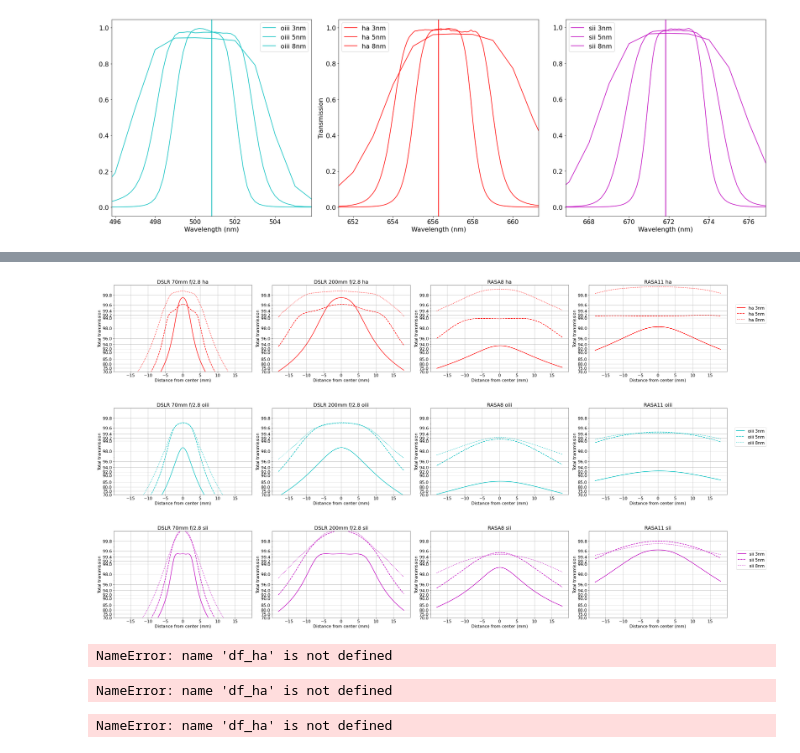
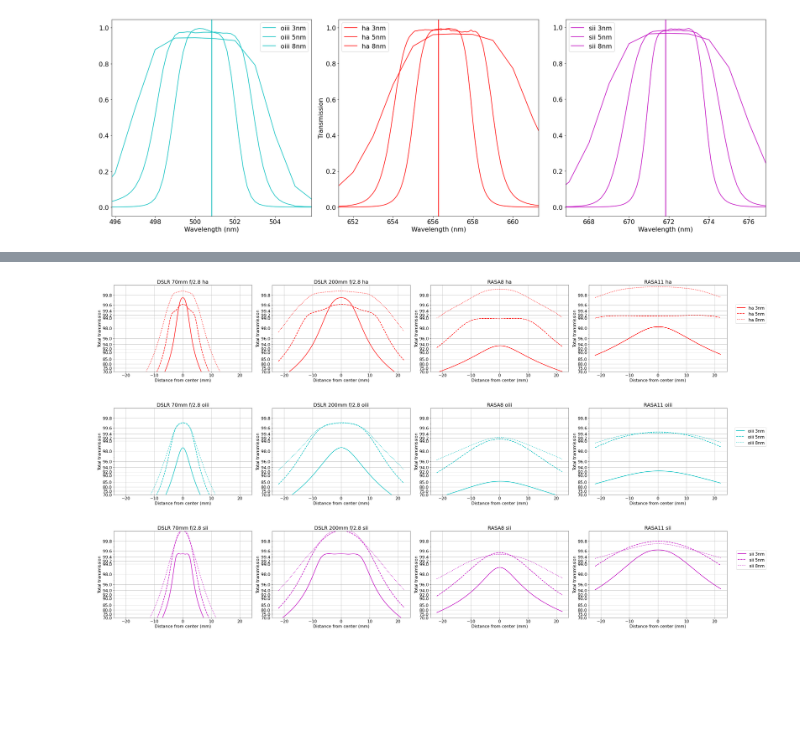
Before and after one commit to gshau/fast_optics_with_narrowband, a Jupyter notebook: bandpass_shift_nb.ipynb, the cells around one changed output, grey strips where cells are left out. Cells and saved outputs as stored; diff of their text form; code cells hidden in the pictures; blank space fills up the shorter version.

```diff
--- a/bandpass_shift_nb.ipynb
+++ b/bandpass_shift_nb.ipynb
@@ -19,5 +47,6 @@ filters = {'ha': {'3nm': '5698-ascii.txt', '5nm': '5703-ascii.txt', '8nm': '4795
            'oiii': {'3nm': '5694-ascii.txt', '5nm': '5706-ascii.txt', '8nm': '4803-ascii.txt'},
            'sii':{'3nm': '5707-ascii.txt', '5nm': '5685-ascii.txt', '8nm': '4802-ascii.txt'},
           }
+bandpasses = ['3nm', '5nm', '8nm']
 # %%
 df_list = []
@@ -166,15 +200,0 @@ plt.legend()
-# %%
-f_ratios = np.linspace(1, 10, 101)
-bandpass = '8nm'
-plt.plot(f_ratios, f_transmission[f'ha_{bandpass}'](wavelength_shift(ha_line, f_ratios, n_index) + ha_line), label='Ha', color='m')
-plt.plot(f_ratios, f_transmission[f'sii_{bandpass}'](wavelength_shift(sii_line, f_ratios, n_index) + sii_line), label='SII', color='r')
-plt.plot(f_ratios, f_transmission[f'oiii_{bandpass}'](wavelength_shift(oiii_line, f_ratios, n_index) + oiii_line), label='OIII', color='c')
-plt.xlabel('F-ratio')
-# plt.yscale('log')
-# plt.ylim(.1, 1)
-# plt.axhline(1.5, color='k', linestyle='-', label='3 nm')
-# plt.axhline(2.5, color='k', linestyle=':', label='5 nm')
-# plt.axhline(4, color='k', linestyle='--', label='8 nm')
-plt.ylabel('Relative Transmission')
-plt.grid()
-plt.legend()
@@ -300,6 +209,24 @@ array([0.99625002, 0.99628794, 0.99632544, 0.99636247, 0.99639901,
 color = {'ha': 'r', 'oiii': 'c', 'sii': 'm'}
 styles = {'3nm': '-', '5nm': '--', '8nm': ':'}
 # %%
+micron = 1e-3
+downsample = 50
+
+# Full-Frame
+diagonal = 44
+height = 2
+pixel_size = 3.76 * micron * downsample
+
+n_x = int(diagonal / pixel_size)
+n_y = int(height / pixel_size)
+
+x = np.linspace(-diagonal / 2, diagonal / 2, n_x)
+y = np.linspace(-height / 2, height / 2, n_y)
+
+X, Y = np.meshgrid(x, y)
+
+X.shape
+
 from matplotlib.ticker import NullFormatter  # useful for `logit` scale
 
 # RASA whitepaper: https://s3.amazonaws.com/celestron-site-support-files/support_files/rasa_white_paper_web.pdf
@@ -334,47 +261,34 @@ for filter_name in filter_names:
 
         focal_length = aperture * f_ratio
 
         r_min = specs['r_min']
         r_max = aperture / 2
 
         for bandpass in bandpasses:
 
             args = dict(r_min=r_min,
                        r_max=r_max,
                        focal_length=focal_length,
                        filter_name=filter_name,
                        bandpass=bandpass)
 
             T = transmission_chip(X, Y, **args)
             i = int(X.shape[0] / 2)
             plt.plot(X[i, :], T[i, :], label=f'{filter_name} {bandpass}', color=color[filter_name], lw=2, linestyle=styles[bandpass])
             plt.title(f'{optic_name} {filter_name}')
             plt.grid()
             plt.xlabel('Distance from center (mm)')
             plt.ylabel('Total transmission')
             plt.yscale('logit')
             plt.ylim(0.7, 0.999)
             plt.gca().yaxis.set_minor_formatter(NullFormatter())
             yticks = list(np.linspace(0.7, 0.9, 5)) + [0.92, 0.94, 0.96, 0.98, 0.99] + list(np.linspace(0.992, 0.998, 4))
             plt.yticks(yticks, np.array(yticks)*100)
             if i_panel + 1 == n_panel:
                 plt.legend(bbox_to_anchor=[1, .5, .3, .3])
     plt.tight_layout()
-    plt.savefig(f'./transmissions/{filter_name}_transmission.png')
-#     break
+    plt.savefig(f'./figures/{filter_name}_transmission.png')
 # %% [output]
-[figure, old version]
+[figure, new version]
-[figure, old version]
+[figure, new version]
-[figure, old version]
+[figure, new version]
-# %%
-df_ha
-# %% [output]
-NameError: name 'df_ha' is not defined
-# %%
-df_ha
-# %% [output]
-NameError: name 'df_ha' is not defined
-# %%
-df_ha
-# %% [output]
-NameError: name 'df_ha' is not defined
```
Also changed, not shown: parts of 20 cells of this notebook, 11 other files.
